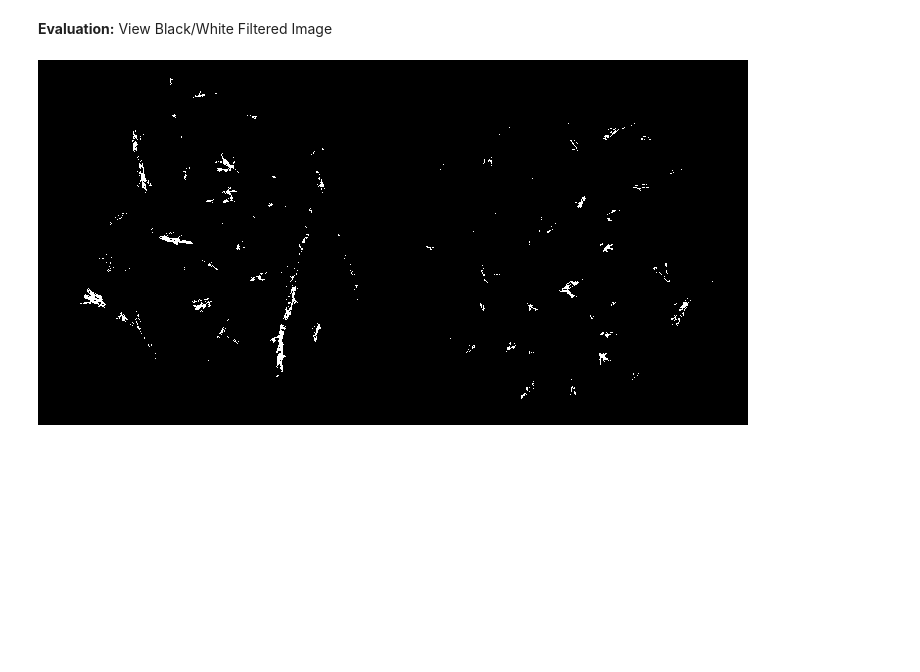
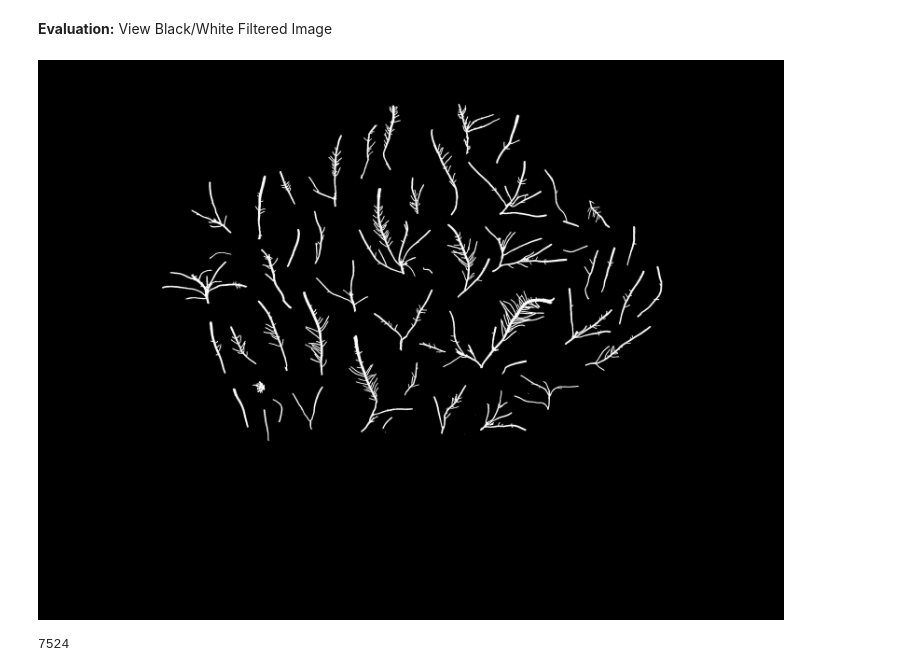
Before and after one commit to ConnnorM/Image_Processing_Lab, a Jupyter notebook: main.ipynb, the cells around one changed output. Cells and saved outputs as stored; diff of their text form; code cells hidden in the pictures; blank space fills up the shorter version.

Commit message:
ok so when you convert it something weird is happening. need to look into what that does i think

```diff
--- a/main.ipynb
+++ b/main.ipynb
@@ -132,7 +138,9 @@ print(performance_df.iloc[best_val_idx-2:best_val_idx+3])
 # %% [markdown]
 **Evaluation:** View Black/White Filtered Image
 # %%
-bw_img = test_img.convert('L').point(lambda x: 255 if x < cur_threshold else 0, mode='1')
-display(bw_img)
+bw_img = ex_img.convert('L').point(lambda x: 255 if x < cur_threshold else 0, mode='1')
+display(ex_img)
+print(count_bw_pixels(ex_img, 'white'))
 # %% [output]
-[figure, old version]
+[figure, new version]
+7524
```
Also changed, not shown: parts of 2 cells of this notebook.
